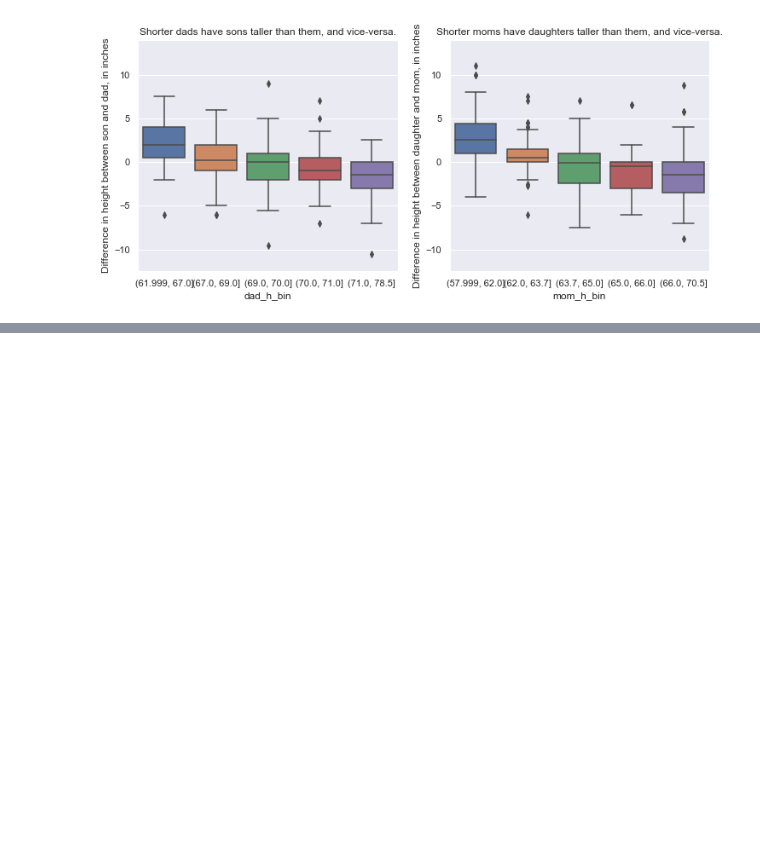
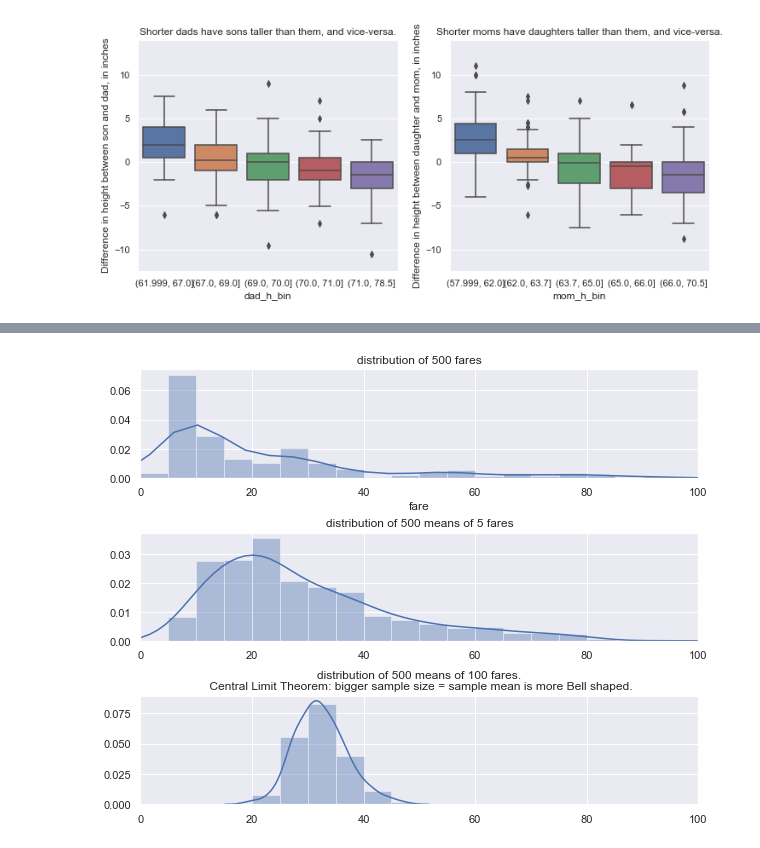
Before and after one commit to gentimouton/dives, a Jupyter notebook: practical_ds/practical_stats_ch2_sampling.ipynb, the cells around one changed output, grey strips where cells are left out. Cells and saved outputs as stored; diff of their text form; code cells hidden in the pictures; blank space fills up the shorter version.

Commit message:
central limit theorem

```diff
--- a/practical_ds/practical_stats_ch2_sampling.ipynb
+++ b/practical_ds/practical_stats_ch2_sampling.ipynb
@@ -444,0 +453,6 @@ boxplot_mom_dad_vs_children(ddf)
+# %%
+# look at titanic data again
+
+df = load_data()
+print(df.shape)
+df.sample(5)
@@ -444,0 +467,65 @@ boxplot_mom_dad_vs_children(ddf)
+# %%
+# sample 500 means of 5 fares
+def compute_sample_statistic(
+    series, n_samples, sample_size, statistic=np.mean, seed=123
+):
+    """ Sample series and compute its mean, N times.
+    Return a series of means. """
+    means = []
+    for itr in range(n_samples):
+        mean = statistic(
+            series.sample(
+                n=sample_size, random_state=seed+itr
+            )
+        )
+        means.append(mean)
+
+    return pd.Series(means)
+
+
+def plot_sampled_fare_means(df):
+    """ plot sampled fares, and 2 sampled means of fares
+    """
+    sample_size = 500
+    fig, axes = plt.subplots(3, 1, figsize=(10, 8))
+    plt.subplots_adjust(hspace=.5)
+    bins = list(range(0, int(df['fare'].max()),5))
+
+    # sample 500 fares
+    ax = axes[0]
+    sns.distplot(
+        df['fare'].sample(n=sample_size, random_state=123),
+        bins=bins,
+        ax=ax
+    )
+    ax.set_xlim(0,100)
+    ax.set_title(f"distribution of {sample_size} fares")
+
+    n_fares = 5
+    ax = axes[1]
+    sns.distplot(
+        compute_sample_statistic(df['fare'], sample_size, n_fares),
+        bins=bins,
+        ax=ax
+    )
+    ax.set_xlim(0,100)
+    ax.set_title(f"distribution of {sample_size} means of {n_fares} fares")
+
+    # sample 500 means of 100 fares
+    n_fares = 100
+    ax = axes[2]
+    sns.distplot(
+        compute_sample_statistic(df['fare'], sample_size, n_fares),
+        bins=bins,
+        ax=ax
+    )
+    ax.set_xlim(0,100)
+    ax.set_title(
+        f"distribution of {sample_size} means of {n_fares} fares."
+        "\n Central Limit Theorem: bigger sample size = sample mean is more Bell shaped."
+    )
+
+
+plot_sampled_fare_means(df)
+# %% [output]
+[figure, added]
```
Also changed, not shown: parts of 3 cells of this notebook.
